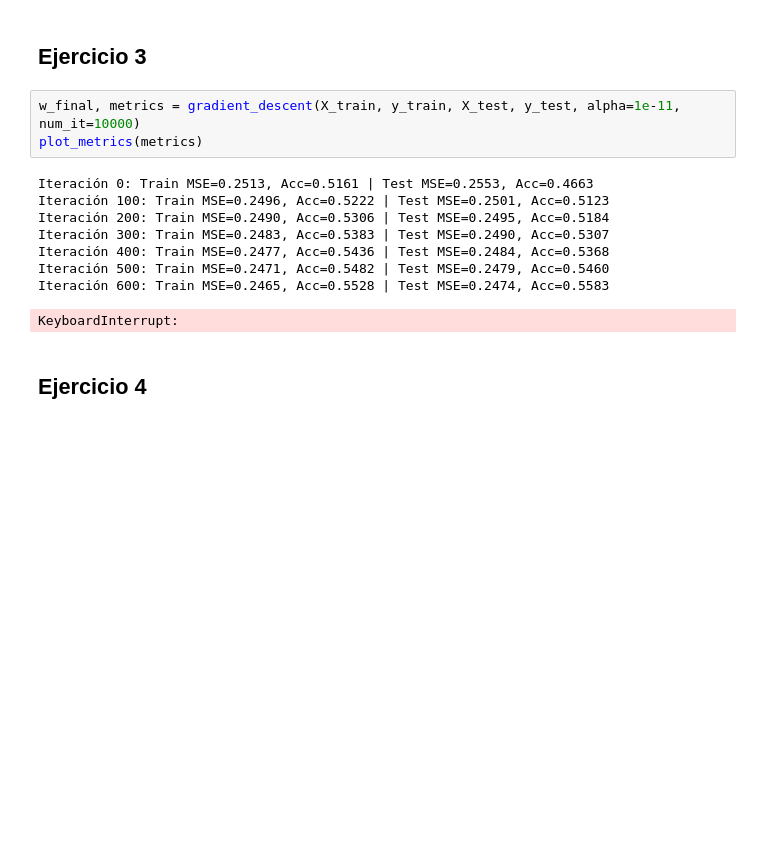
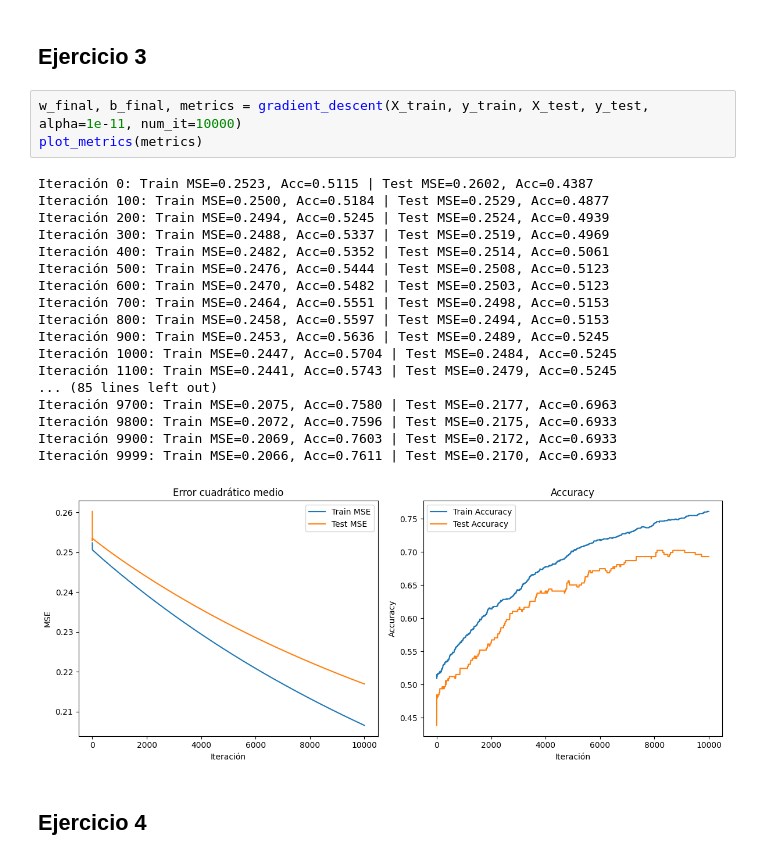
Before and after one commit to ngalindez/MET-TP2, a Jupyter notebook: codigo.ipynb, the cells around one changed output. Drawn from its saved outputs; the diff is of its cells as text; blank space fills up the shorter version.

```diff
--- a/codigo.ipynb
+++ b/codigo.ipynb
@@ -82,17 +83,27 @@ Distribución de clases en test:
 # %% [markdown]
 ## Ejercicio 3
 # %%
-w_final, metrics = gradient_descent(X_train, y_train, X_test, y_test, alpha=1e-11, num_it=10000)
+w_final, b_final, metrics = gradient_descent(X_train, y_train, X_test, y_test, alpha=1e-11, num_it=10000)
 plot_metrics(metrics)
 # %% [output]
-Iteración 0: Train MSE=0.2513, Acc=0.5161 | Test MSE=0.2553, Acc=0.4663
-Iteración 100: Train MSE=0.2496, Acc=0.5222 | Test MSE=0.2501, Acc=0.5123
-Iteración 200: Train MSE=0.2490, Acc=0.5306 | Test MSE=0.2495, Acc=0.5184
-Iteración 300: Train MSE=0.2483, Acc=0.5383 | Test MSE=0.2490, Acc=0.5307
-Iteración 400: Train MSE=0.2477, Acc=0.5436 | Test MSE=0.2484, Acc=0.5368
-Iteración 500: Train MSE=0.2471, Acc=0.5482 | Test MSE=0.2479, Acc=0.5460
-Iteración 600: Train MSE=0.2465, Acc=0.5528 | Test MSE=0.2474, Acc=0.5583
+Iteración 0: Train MSE=0.2523, Acc=0.5115 | Test MSE=0.2602, Acc=0.4387
+Iteración 100: Train MSE=0.2500, Acc=0.5184 | Test MSE=0.2529, Acc=0.4877
+Iteración 200: Train MSE=0.2494, Acc=0.5245 | Test MSE=0.2524, Acc=0.4939
+Iteración 300: Train MSE=0.2488, Acc=0.5337 | Test MSE=0.2519, Acc=0.4969
+Iteración 400: Train MSE=0.2482, Acc=0.5352 | Test MSE=0.2514, Acc=0.5061
+Iteración 500: Train MSE=0.2476, Acc=0.5444 | Test MSE=0.2508, Acc=0.5123
+Iteración 600: Train MSE=0.2470, Acc=0.5482 | Test MSE=0.2503, Acc=0.5123
+Iteración 700: Train MSE=0.2464, Acc=0.5551 | Test MSE=0.2498, Acc=0.5153
+Iteración 800: Train MSE=0.2458, Acc=0.5597 | Test MSE=0.2494, Acc=0.5153
+Iteración 900: Train MSE=0.2453, Acc=0.5636 | Test MSE=0.2489, Acc=0.5245
+Iteración 1000: Train MSE=0.2447, Acc=0.5704 | Test MSE=0.2484, Acc=0.5245
+Iteración 1100: Train MSE=0.2441, Acc=0.5743 | Test MSE=0.2479, Acc=0.5245
+... (85 lines left out)
+Iteración 9700: Train MSE=0.2075, Acc=0.7580 | Test MSE=0.2177, Acc=0.6963
+Iteración 9800: Train MSE=0.2072, Acc=0.7596 | Test MSE=0.2175, Acc=0.6933
+Iteración 9900: Train MSE=0.2069, Acc=0.7603 | Test MSE=0.2172, Acc=0.6933
+Iteración 9999: Train MSE=0.2066, Acc=0.7611 | Test MSE=0.2170, Acc=0.6933
-KeyboardInterrupt:
+[figure, added]
 # %% [markdown]
 ## Ejercicio 4
 # %%
```
Also changed, not shown: parts of 9 cells of this notebook, 2 other files.
